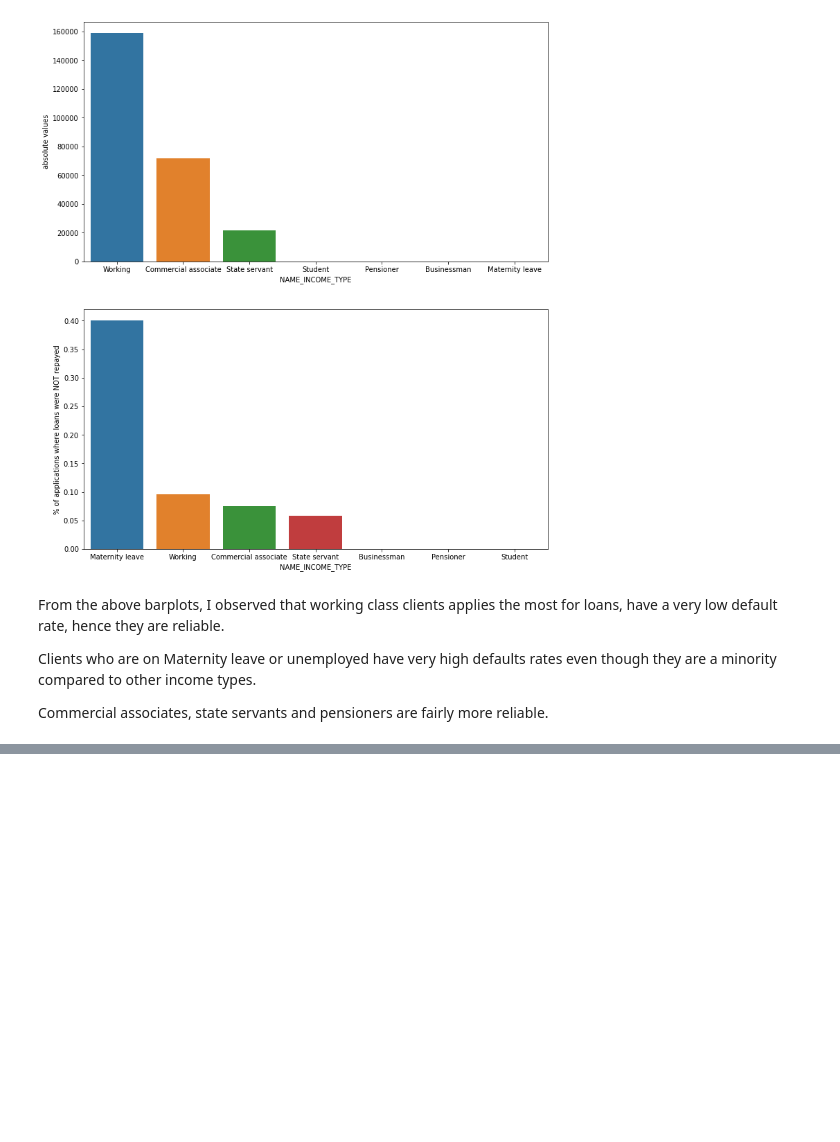
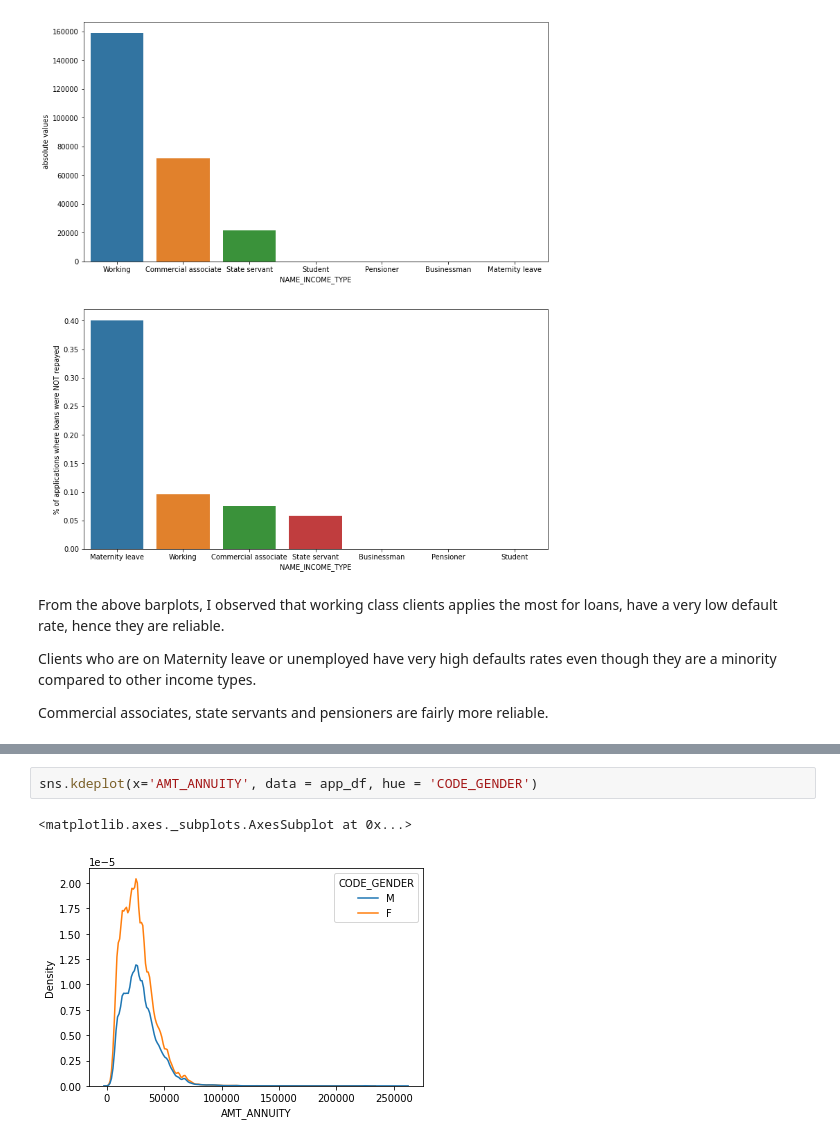
Before and after one commit to nikhilmamidipaka/Bank-Loan-Prediction-Dataset, a Jupyter notebook: Bank_Loan_Prediction_.ipynb, the cells around one changed output, grey strips where cells are left out. Cells and saved outputs as stored; diff of their text form; blank space fills up the shorter version.

```diff
--- a/Bank_Loan_Prediction_.ipynb
+++ b/Bank_Loan_Prediction_.ipynb
@@ -455,0 +481,5 @@ Commercial associates, state servants and pensioners are fairly more reliable.
+# %%
+sns.kdeplot(x='AMT_ANNUITY', data = app_df, hue = 'CODE_GENDER')
+# %% [output]
+<matplotlib.axes._subplots.AxesSubplot at 0x...>
+[figure, added]
```
Also changed, not shown: parts of 16 cells of this notebook.
